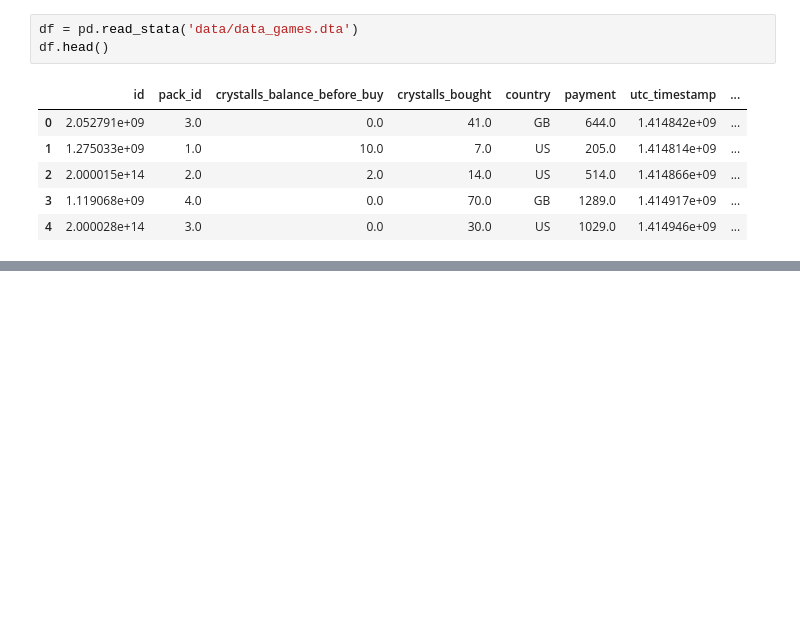
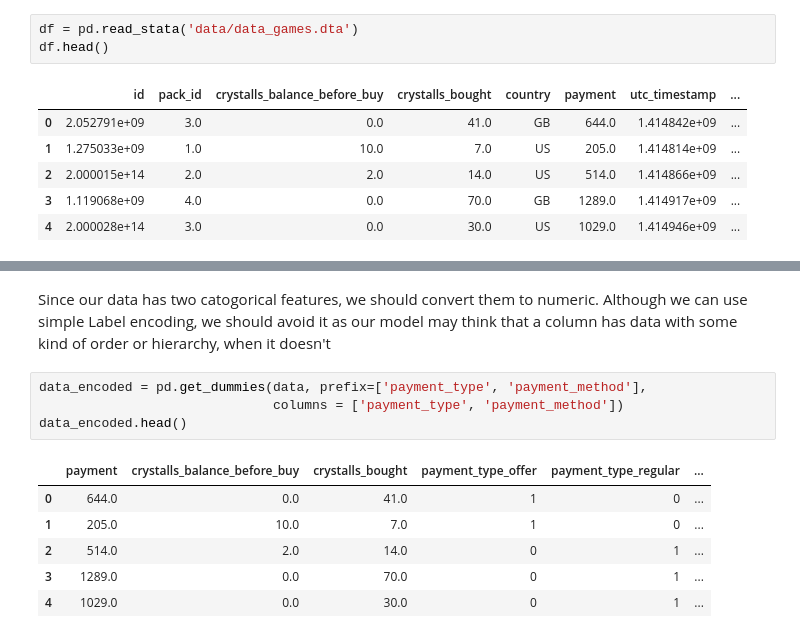
Before and after one commit to Mist3r-R/da-hse-sse-2020, a Jupyter notebook: 29.02_Rogovets.ipynb, the cells around one changed output, grey strips where cells are left out. Saved outputs shown, nothing was run; the diff lists cells and outputs as text; blank space fills up the shorter version.

```diff
--- a/29.02_Rogovets.ipynb
+++ b/29.02_Rogovets.ipynb
@@ -40,0 +80,13 @@ df.head()
+# %% [markdown]
+Since our data has two catogorical features, we should convert them to numeric. Although we can use simple Label encoding, we should avoid it as our model may think that a column has data with some kind of order or hierarchy, when it doesn't
+# %%
+data_encoded = pd.get_dummies(data, prefix=['payment_type', 'payment_method'],
+                              columns = ['payment_type', 'payment_method'])
+data_encoded.head()
+# %% [output]
+|  | payment | crystalls_balance_before_buy | crystalls_bought | payment_type_offer | payment_type_regular | ... |
+| 0 | 644.0 | 0.0 | 41.0 | 1 | 0 | ... |
+| 1 | 205.0 | 10.0 | 7.0 | 1 | 0 | ... |
+| 2 | 514.0 | 2.0 | 14.0 | 0 | 1 | ... |
+| 3 | 1289.0 | 0.0 | 70.0 | 0 | 1 | ... |
+| 4 | 1029.0 | 0.0 | 30.0 | 0 | 1 | ... |
```
Also changed, not shown: parts of 25 cells of this notebook.
